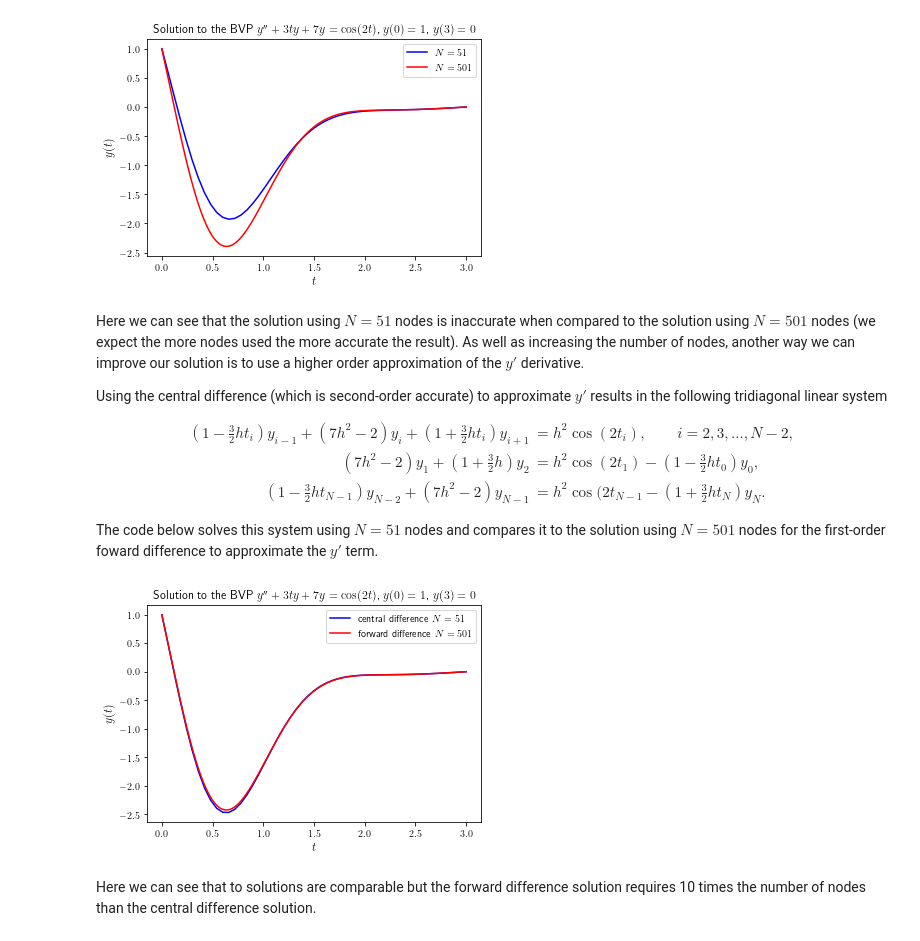
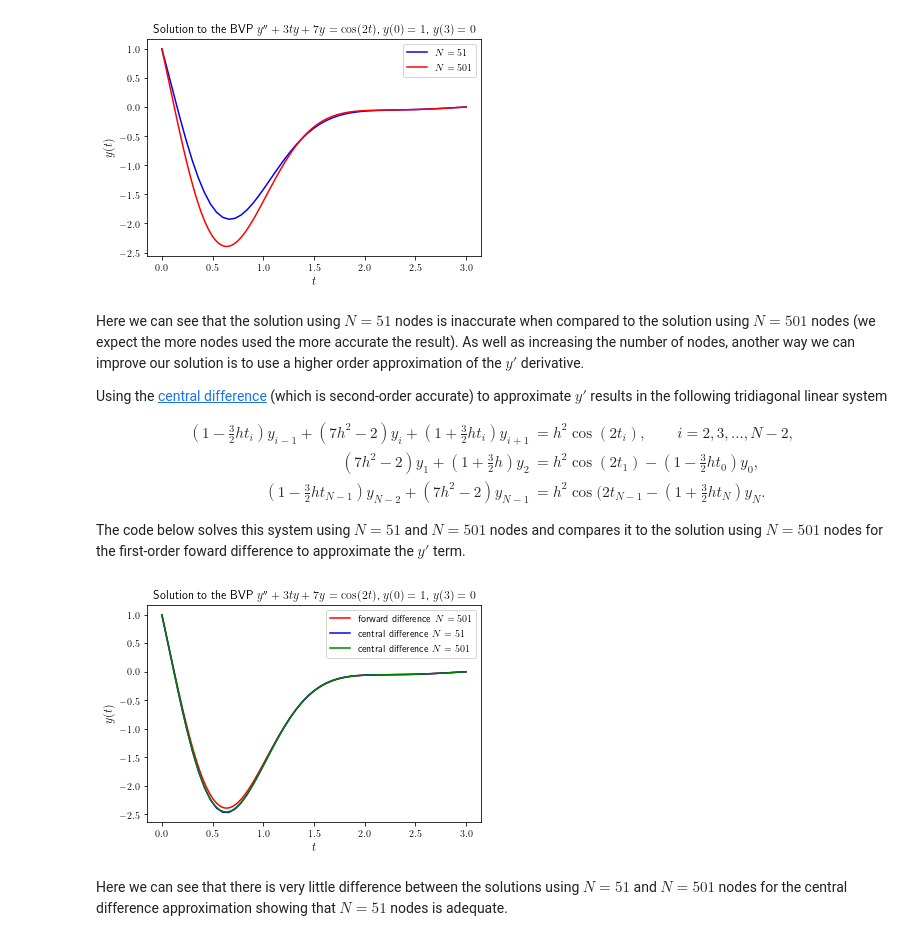
Before and after one commit to drjonshiach/ODEs, a Jupyter notebook: Python/boundary_value_problems.ipynb, the cells around one changed output. Saved outputs shown, nothing was run; the diff lists cells and outputs as text; code cells hidden in the pictures.

```diff
--- a/Python/boundary_value_problems.ipynb
+++ b/Python/boundary_value_problems.ipynb
@@ -377,12 +432,17 @@ Back substitution
 The function below solves a tridiagonal linear system using the Thomas algorithm given inputs of the arrays for $a_i$, $b_i$, $c_i$ and $d_i$.
 # %%
 def tridiag_solver(a, b, c, d):
-
+    '''
+    Calculates the solution to a tridiagonal linear system of equations using
+    the Thomas algorithm
+    '''
+    # Forward sweep
     for i in range(1, len(b)):
         w = a[i] / b[i-1]
         b[i] = b[i] - w * c[i-1]
         d[i] = d[i] - w * d[i-1]
 
+    # Back substitution
     x = np.zeros(b.shape)
     x[-1] = d[-1] / b[-1]
     for i in range(len(b)-2, -1, -1):
@@ -457,10 +517,18 @@ d[-1] = d[-1] - (1 - h) * y[-1]
 # Solve linear system
 y[1:-1] = tridiag_solver(a, b, c, d)
 
+# Output solution table
+table = Table([t, y, exact_sol(t)] , names=('t', 'FD', 'Exact'))
+table['t'].info.format = '0.1f'
+table['FD'].info.format = '0.4f'
+table['Exact'].info.format = '0.4f'
+print(table)
+
 # Plot solution
 fig, ax = plt.subplots()
 
-ax.plot(texact, yexact, 'r-', label='exact solution')
+t1 = np.linspace(tspan[0], tspan[1], 100)
+ax.plot(t1, exact_sol(t1), 'r-', label='exact solution')
 ax.plot(t, y, 'bo-', label='finite-difference solution')
 
 ax.set_xlabel('$t$', fontsize=12)
@@ -540,7 +616,7 @@ plt.show()
 # %% [markdown]
 Here we can see that the solution using $N=51$ nodes is inaccurate when compared to the solution using $N=501$ nodes (we expect the more nodes used the more accurate the result). As well as increasing the number of nodes, another way we can improve our solution is to use a higher order approximation of the $y'$ derivative.
 
-Using the central difference (which is second-order accurate) to approximate $y'$ results in the following tridiagonal linear system
+Using the [central difference](#central_difference) (which is second-order accurate) to approximate $y'$ results in the following tridiagonal linear system
 
 \begin{align*}
 \left( 1 - \frac{3}{2} h t_i \right) y_{i-1} + (7h^2 - 2) y_i + \left(1 + \frac{3}{2} h t_i \right) y_{i+1} &= h^2 \cos(2 t_i), \qquad  i = 2, 3, \ldots, N-2, \\
@@ -548,40 +624,49 @@ Using the central difference (which is second-order accurate) to approximate $y'
     \left(1 - \frac{3}{2} h t_{N-1} \right) y_{N-2} + (7h^2 - 2) y_{N-1} &= h^2 \cos(2 t_{N-1} - \left( 1 + \frac{3}{2} h t_N \right) y_N.
 \end{align*}
 
-The code below solves this system using $N=51$ nodes and compares it to the solution using $N=501$ nodes for the first-order foward difference to approximate the $y'$ term.
+The code below solves this system using $N=51$ and $N=501$ nodes and compares it to the solution using $N=501$ nodes for the first-order foward difference to approximate the $y'$ term.
 # %%
-# Discretise domain
-N = 51
-h = (tspan[1] - tspan[0])/(N - 1)
-t = np.linspace(tspan[0], tspan[1], N)
-y = np.zeros(t.shape)
-y[0] = bvals[0]
-y[-1] = bvals[1]
+# Solve BVP using 51 and 501 nodes
+for N in [ 51, 501 ]:
 
-# Define linear system
-a = 1 - 3 / 2 * h * t[1:-1]
-b = (7 * h**2 - 2) * np.ones(N - 2)
-c = 1 + 3 / 2 * h * t[1:-1]
-d = h**2 * np.cos(2 * t[1:-1])
-d[0] = d[0] - (1 - 3 / 2 * h * t[0]) * y[0]
-d[-1] = d[-1] - (1 + 3 / 2 * h * t[-1]) * y[-1]
+    # Discretise domain
+    h = (tspan[1] - tspan[0])/(N - 1)
+    t = np.linspace(tspan[0], tspan[1], N)
+    y = np.zeros(t.shape)
+    y[0] = bvals[0]
+    y[-1] = bvals[1]
 
-# Solve linear system
-y[1:-1] = tridiag_solver(a, b, c, d)
+    # Define linear system
+    a = 1 - 3 / 2 * h * t[1:-1]
+    b = (7 * h**2 - 2) * np.ones(N - 2)
+    c = 1 + 3 / 2 * h * t[1:-1]
+    d = h**2 * np.cos(2 * t[1:-1])
+    d[0] = d[0] - (1 - 3 / 2 * h * t[0]) * y[0]
+    d[-1] = d[-1] - (1 + 3 / 2 * h * t[-1]) * y[-1]
 
-# Plot solution
+    # Solve linear system
+    y[1:-1] = tridiag_solver(a, b, c, d)
+
+    # Save solutions
+    if N == 51:
+        t3, y3 = t, y
+    else:
+        t4, y4 = t, y
+
+# Plot solutions
 fig, ax = plt.subplots()
 
-ax.plot(t, y, 'b-', label='central difference $N=51$')
 ax.plot(t2, y2, 'r-', label='forward difference $N=501$')
+ax.plot(t3, y3, 'b-', label='central difference $N=51$')
+ax.plot(t4, y4, 'g-', label='central difference $N=501$')
 
 ax.set_title("Solution to the BVP $y'' + 3ty + 7y = \cos(2t)$, $y(0)=1$, $y(3)=0$")
 ax.set_xlabel('$t$', fontsize=12)
 ax.set_ylabel('$y(t)$', fontsize=12)
 ax.legend()
 
 plt.show()
 # %% [output]
-[figure, old version]
+[figure, new version]
-# %% [markdown]
-Here we can see that to solutions are comparable but the forward difference solution requires 10 times the number of nodes than the central difference solution.
+# %% [markdown]
+Here we can see that there is very little difference between the solutions using $N=51$ and $N=501$ nodes for the central difference approximation showing that $N=51$ nodes is adequate.
```
Also changed, not shown: parts of 21 cells of this notebook, 5 other files.
